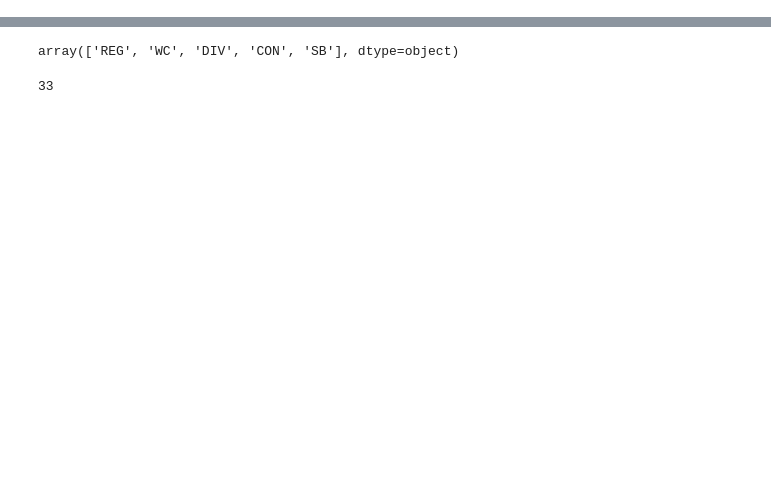
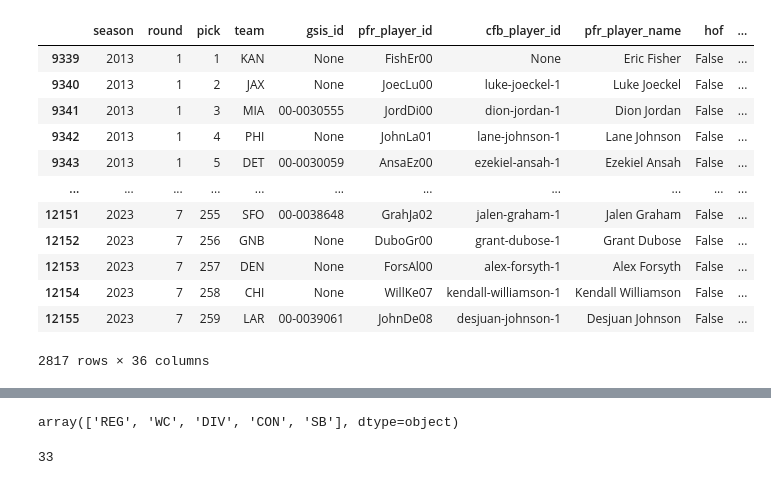
Before and after one commit to JanCalalo/fantasyfootball, a Jupyter notebook: picks vs wins.ipynb, the cells around one changed output, grey strips where cells are left out. Cells and saved outputs as stored; diff of their text form; code cells hidden in the pictures; blank space fills up the shorter version.

```diff
--- a/picks vs wins.ipynb
+++ b/picks vs wins.ipynb
@@ -11,0 +16,16 @@ selected_draft_picks = draft_picks(years = range(2013,2024))
+# %%
+selected_draft_picks
+# %% [output]
+|  | season | round | pick | team | gsis_id | pfr_player_id | cfb_player_id | pfr_player_name | hof | ... |
+| 9339 | 2013 | 1 | 1 | KAN | None | FishEr00 | None | Eric Fisher | False | ... |
+| 9340 | 2013 | 1 | 2 | JAX | None | JoecLu00 | luke-joeckel-1 | Luke Joeckel | False | ... |
+| 9341 | 2013 | 1 | 3 | MIA | 00-0030555 | JordDi00 | dion-jordan-1 | Dion Jordan | False | ... |
+| 9342 | 2013 | 1 | 4 | PHI | None | JohnLa01 | lane-johnson-1 | Lane Johnson | False | ... |
+| 9343 | 2013 | 1 | 5 | DET | 00-0030059 | AnsaEz00 | ezekiel-ansah-1 | Ezekiel Ansah | False | ... |
+| ... | ... | ... | ... | ... | ... | ... | ... | ... | ... | ... |
+| 12151 | 2023 | 7 | 255 | SFO | 00-0038648 | GrahJa02 | jalen-graham-1 | Jalen Graham | False | ... |
+| 12152 | 2023 | 7 | 256 | GNB | None | DuboGr00 | grant-dubose-1 | Grant Dubose | False | ... |
+| 12153 | 2023 | 7 | 257 | DEN | None | ForsAl00 | alex-forsyth-1 | Alex Forsyth | False | ... |
+| 12154 | 2023 | 7 | 258 | CHI | None | WillKe07 | kendall-williamson-1 | Kendall Williamson | False | ... |
+| 12155 | 2023 | 7 | 259 | LAR | 00-0039061 | JohnDe08 | desjuan-johnson-1 | Desjuan Johnson | False | ... |
+2817 rows × 36 columns
```
Also changed, not shown: parts of 17 cells of this notebook.
